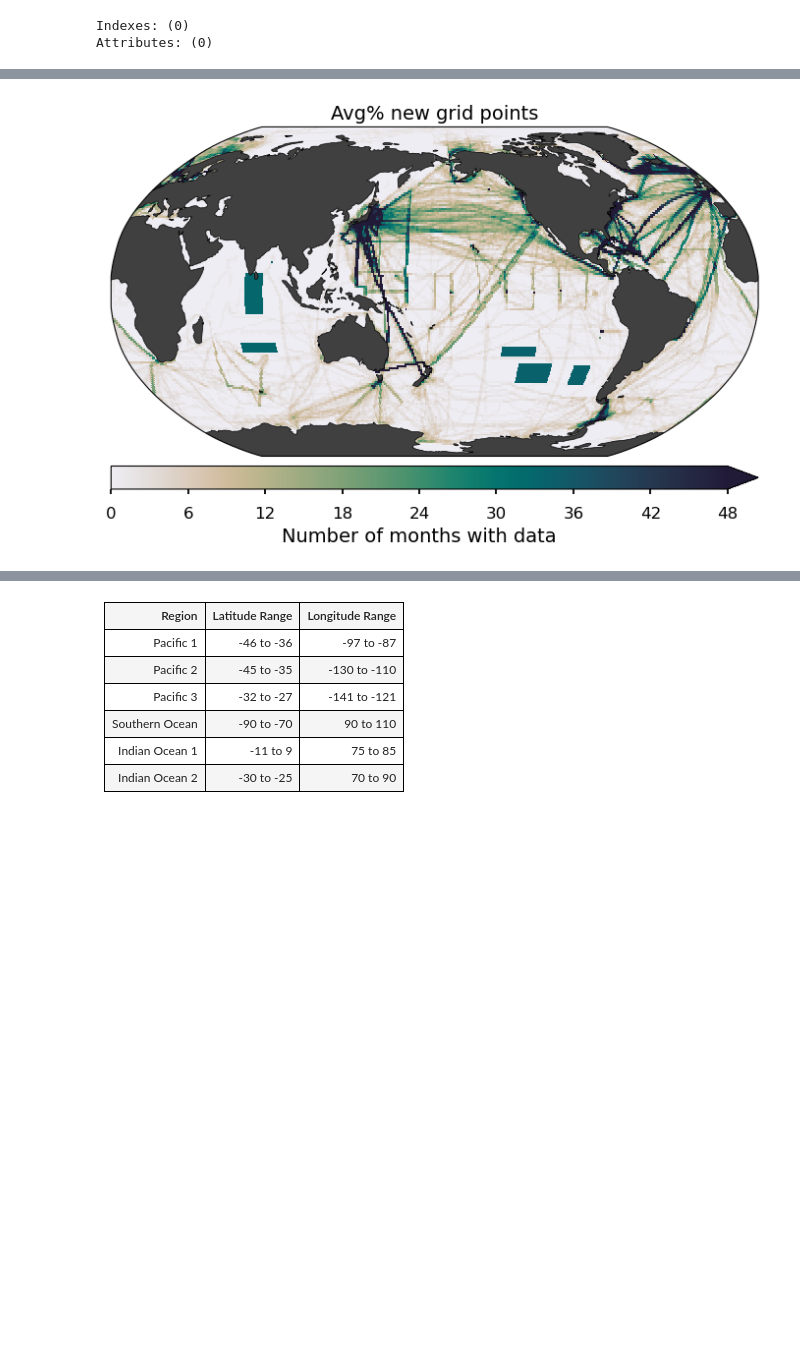
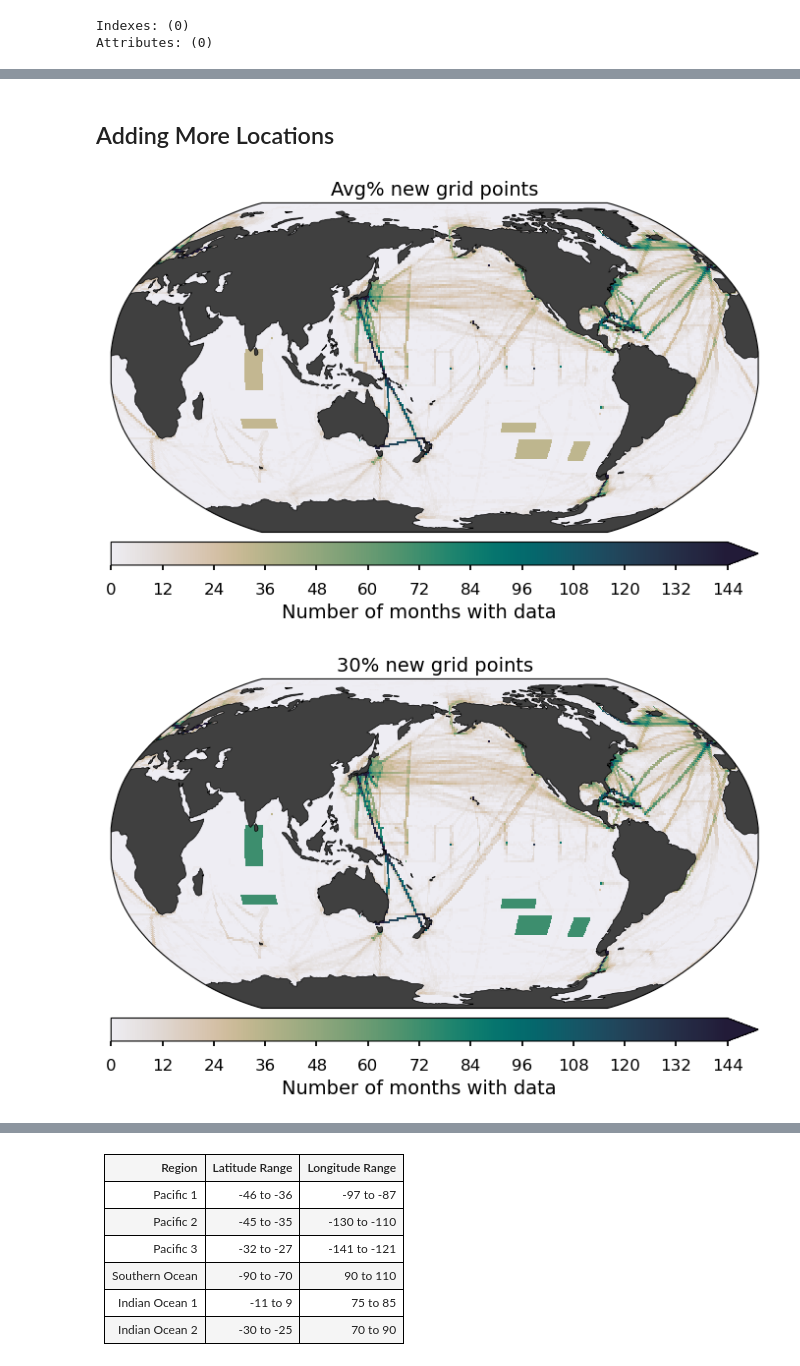
Before and after one commit to spariser/ReconstructOceanCarbonP3G1, a Jupyter notebook: Project3-ReconstructPCO2/notebooks/Oceanmixing_Group1_sp.ipynb, the cells around one changed output, grey strips where cells are left out. Drawn from its saved outputs; the diff is of its cells as text; code cells hidden in the pictures; blank space fills up the shorter version.

```diff
--- a/Project3-ReconstructPCO2/notebooks/Oceanmixing_Group1_sp.ipynb
+++ b/Project3-ReconstructPCO2/notebooks/Oceanmixing_Group1_sp.ipynb
@@ -208,7 +208,7 @@ def plot_mask(mask, title):
                     cbar_location='bottom',
                     nrows_ncols=[1,1])
 
-        vrange = [0, 48, 6]
+        vrange = [0, 144, 12]
         cmap = cm.cm.rain
         data = xr_add_cyclic_point(mask, cyclic_coord='xlon')
         data = data.assign_coords(xlon=(((data.xlon + 180) % 360) ))
@@ -261,3 +263,5 @@ plot_mask(fiftyp_val_glob, "52% more points")
+# %% [markdown]
+## Adding More Locations
 # %%
 addmeanp_oceans = non_zero_counts.copy(deep=True)
 addmeanp_socat = socat_mask_data.copy(deep=True)
@@ -285,6 +332,7 @@ addmeanp_socat["socat_mask"].loc[dict(ylat=slice(-30, -25), xlon=slice(70, 90))]
 # %%
 plot_mask(addmeanp_oceans, "Avg% new grid points")
-# plot_mask(add30p_oceans, "30% new grid points")
-# plot_mask(add52p_oceans, "52% new grid points")
+plot_mask(add30p_oceans, "30% new grid points")
+plot_mask(add50p_oceans, "52% new grid points")
 # %% [output]
-[figure, old version]
+[figure, new version]
+[figure, added]
```
Also changed, not shown: parts of 28 cells of this notebook.
